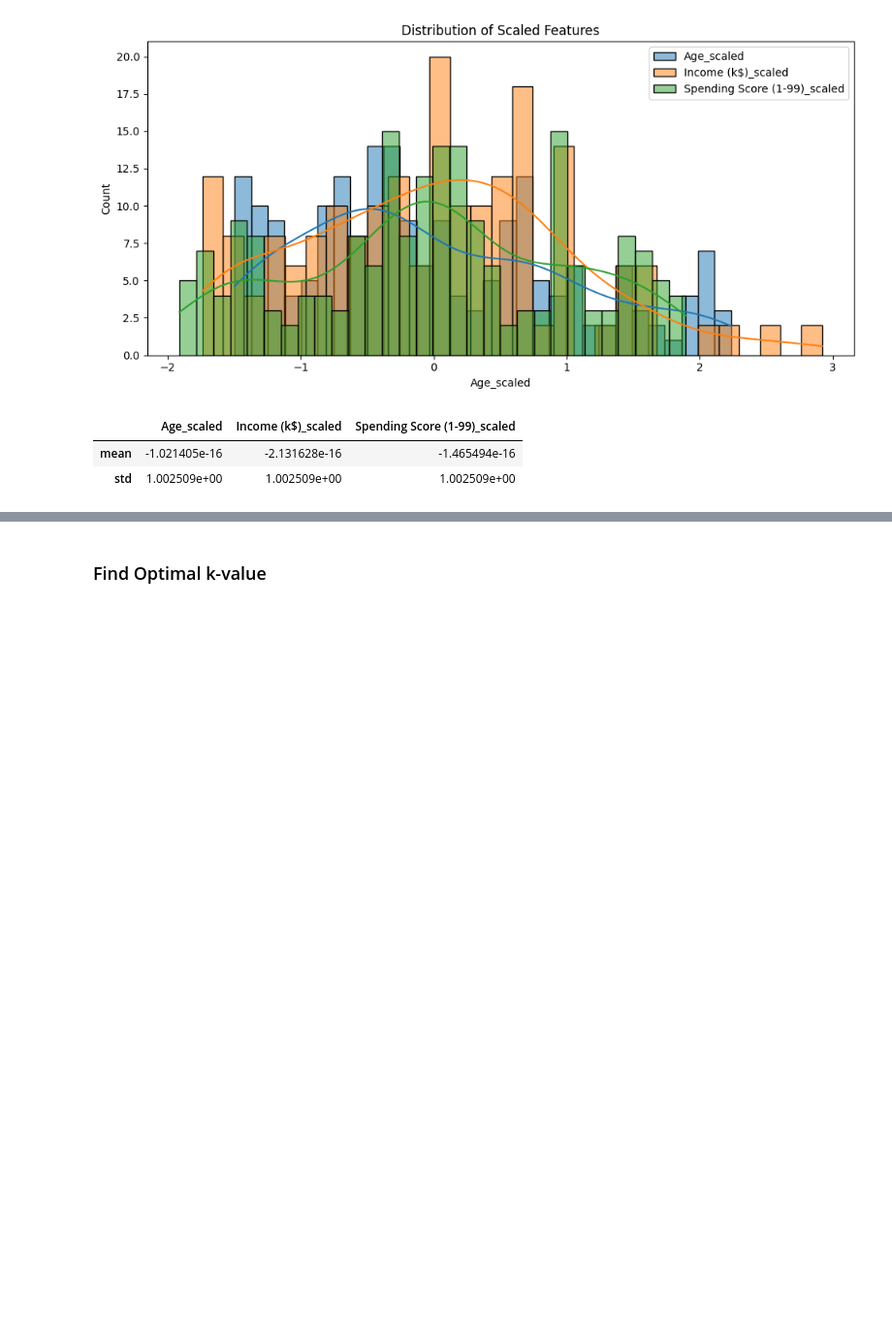
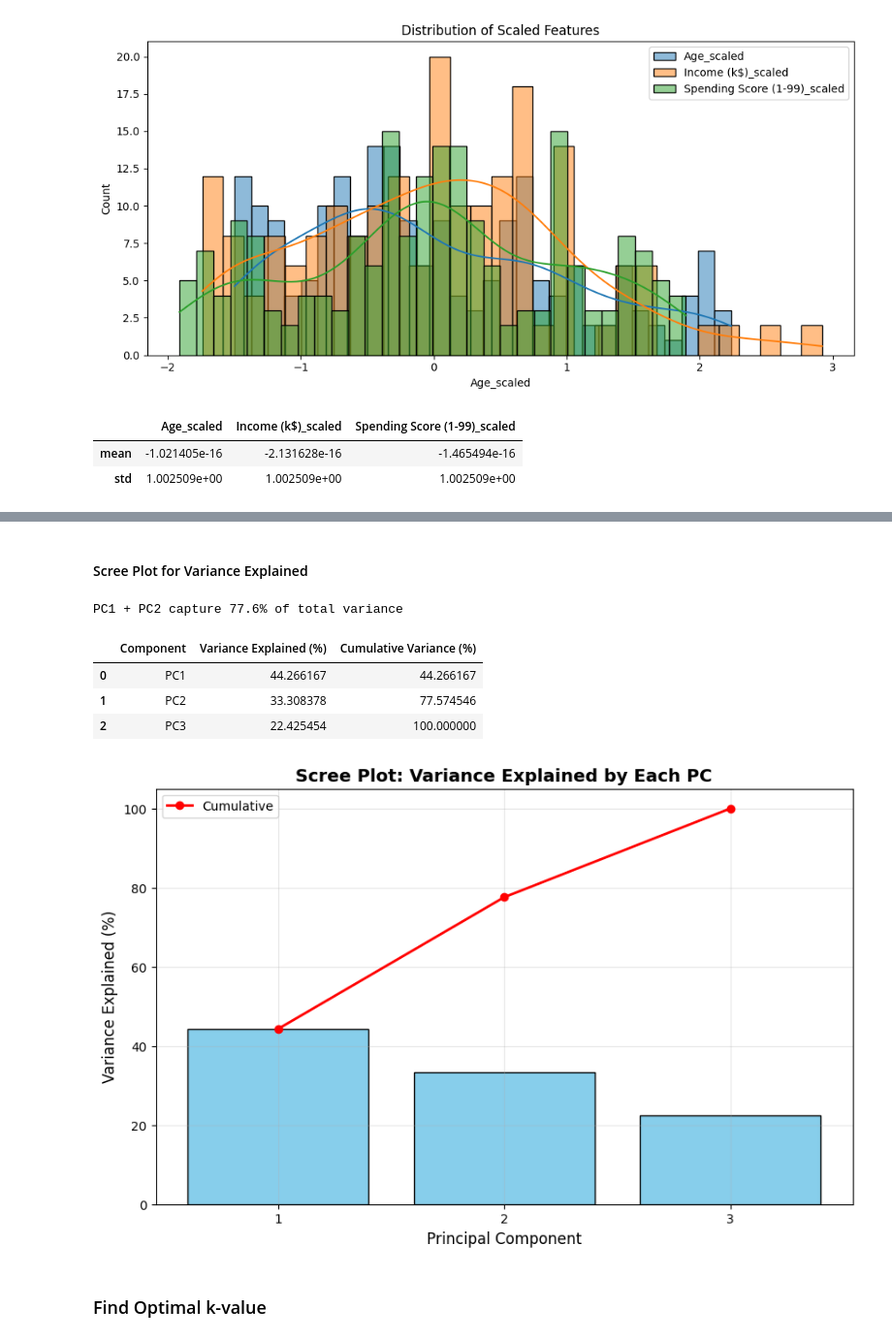
Before and after one commit to lokejer/AIML-clustering-timeseries, a Jupyter notebook: p2510707_CA2_PartA_JeromeLoke.ipynb, the cells around one changed output, grey strips where cells are left out. Shown at 97% size. Saved outputs shown, nothing was run; the diff lists cells and outputs as text; code cells hidden in the pictures; blank space fills up the shorter version.

```diff
--- a/p2510707_CA2_PartA_JeromeLoke.ipynb
+++ b/p2510707_CA2_PartA_JeromeLoke.ipynb
@@ -725,3 +911,45 @@ df[scaled_cols].describe().loc[['mean', 'std']]
+# %% [markdown]
+#### Scree Plot for Variance Explained
+# %%
+# instantiate PCA with 3 components to capture all variance
+pca = PCA(n_components=3)
+X_pca = pca.fit_transform(X_scaled)
+
+variance_df = pd.DataFrame({
+  'Component': [f'PC{i+1}' for i in range(len(pca.explained_variance_ratio_))],
+  'Variance Explained (%)': pca.explained_variance_ratio_ * 100,
+  'Cumulative Variance (%)': np.cumsum(pca.explained_variance_ratio_) * 100
+})
+
+# scree plot
+plt.figure(figsize=(10, 6))
+
+plt.bar(
+  range(1, len(pca.explained_variance_ratio_) + 1),
+  pca.explained_variance_ratio_ * 100,
+  color='skyblue', edgecolor='black'
+)
+plt.plot(
+  range(1, len(pca.explained_variance_ratio_) + 1),
+  np.cumsum(pca.explained_variance_ratio_) * 100,
+  color='red', marker='o', linewidth=2, label='Cumulative'
+)
+plt.xlabel('Principal Component', fontsize=12)
+plt.ylabel('Variance Explained (%)', fontsize=12)
+plt.title('Scree Plot: Variance Explained by Each PC', fontsize=14, fontweight='bold')
+plt.legend()
+plt.grid(True, alpha=0.3)
+plt.xticks(range(1, len(pca.explained_variance_ratio_) + 1))
+
+print(f"\nPC1 + PC2 capture {variance_df.iloc[1]['Cumulative Variance (%)']:.1f}% of total variance")
+variance_df
+# %% [output]
+PC1 + PC2 capture 77.6% of total variance
+|  | Component | Variance Explained (%) | Cumulative Variance (%) |
+| 0 | PC1 | 44.266167 | 44.266167 |
+| 1 | PC2 | 33.308378 | 77.574546 |
+| 2 | PC3 | 22.425454 | 100.000000 |
+[figure, added]
 # %% [markdown]
 ### Find Optimal k-value
 # %% [markdown]
```
Also changed, not shown: parts of 23 cells of this notebook, 1 other file.
